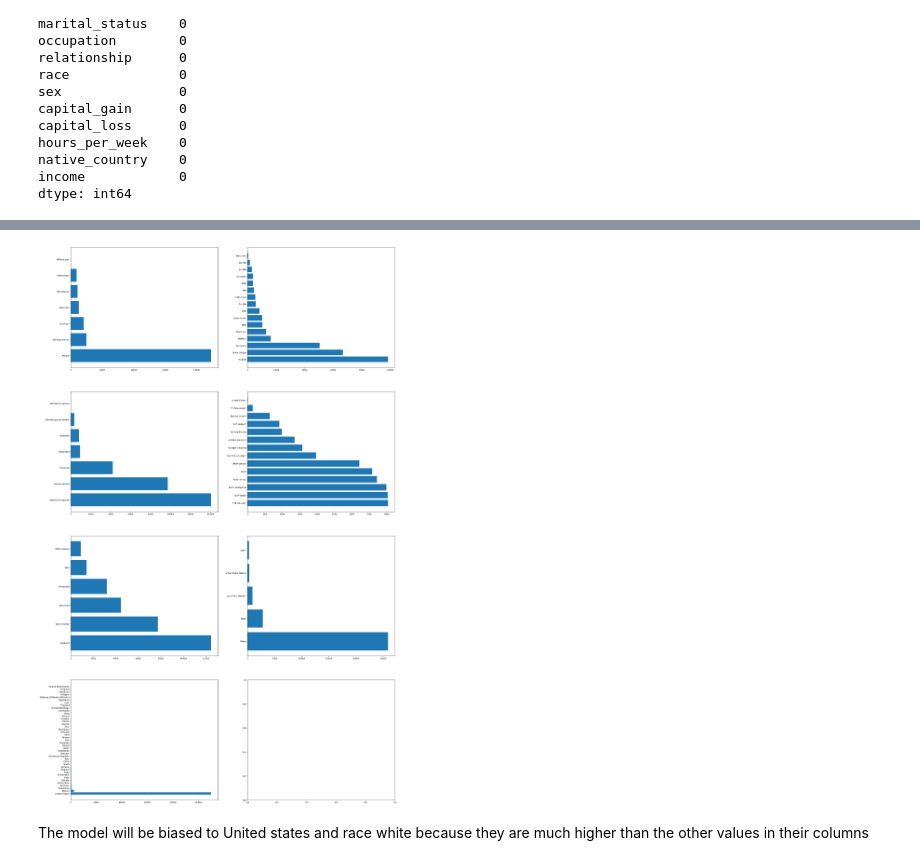
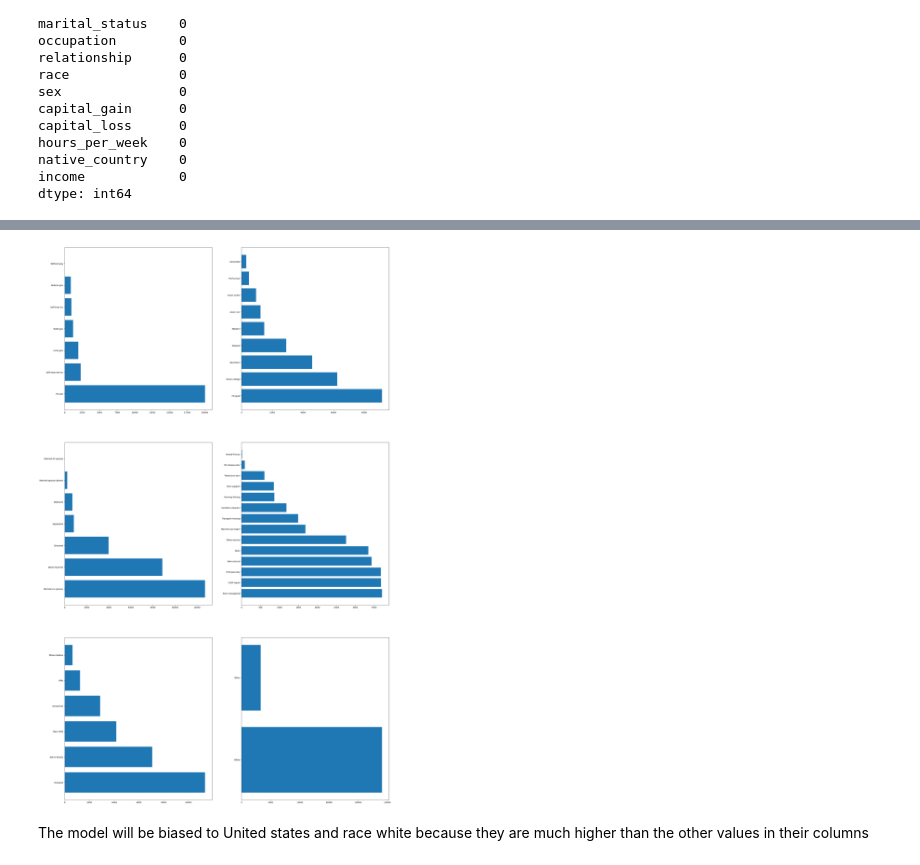
Before and after one commit to KarimAly12/AdultDataset, a Jupyter notebook: YearlySalaryPrediction.ipynb, the cells around one changed output, grey strips where cells are left out. Cells and saved outputs as stored; diff of their text form; code cells hidden in the pictures.

Commit message:
Implement new models. Remove outliers from age

```diff
--- a/YearlySalaryPrediction.ipynb
+++ b/YearlySalaryPrediction.ipynb
@@ -174,3 +138,9 @@ hours_per_week    0
 native_country    0
 income            0
 dtype: int64
+# %%
+df['race'].replace('Black', 'Other', inplace=True)
+df['race'].replace('Asian-Pac-Islander', 'Other', inplace=True)
+df['race'].replace('Amer-Indian-Eskimo', 'Other', inplace=True)
+df['race'].replace('Amer-Indian-Eskimo', 'Other', inplace=True)
+df['race'].replace('Other', 'Other', inplace=True)
@@ -176,0 +153,9 @@ dtype: int64
+# %%
+df['education'].replace('11th', 'dropout', inplace= True)
+df['education'].replace('12th', 'dropout', inplace= True)
+df['education'].replace('10th', 'dropout', inplace= True)
+df['education'].replace('7th-8th', 'dropout', inplace= True)
+df['education'].replace('9th', 'dropout', inplace= True)
+df['education'].replace('5th-6th', 'dropout', inplace= True)
+df['education'].replace('1st-4th', 'dropout', inplace= True)
+df['education'].replace('Preschool', 'dropout', inplace= True)
@@ -243,0 +237,6 @@ plt.show()
+# %%
+Q1 = df['age'].quantile(0.25)
+Q3 = df['age'].quantile(0.75)
+IQR = Q3-Q1
+outliers = df[ (df['age'] < Q1 - 1.5*IQR ) | (df['age'] > Q3 + 1.5*IQR)]
+df.drop(outliers.index, inplace=True)
@@ -243,0 +248,9 @@ plt.show()
+# %%
+fig, axes = plt.subplots(3, 2, figsize=(10, 15))
+columns = ['age', 'fnlwgt', 'education_num', 'capital_gain', 'capital_loss', 'hours_per_week']
+for i, column in enumerate(columns):
+    row = i // 2
+    col = i % 2
+    boxplot_plot(df,column, axes[row, col])
+plt.tight_layout()
+plt.show()
@@ -244,19 +259,19 @@ plt.show()
 # %%
 def plot_barh(column, ax):
     value_counts = df[column].value_counts()
     ax.barh(value_counts.index, value_counts.values, )
 
-fig, axs = plt.subplots(4,2, figsize = (28, 48))
+fig, axs = plt.subplots(3,2, figsize = (28, 48))
 
-columns = ['workclass', 'education', 'marital_status', 'occupation', 'relationship', 'race', 'native_country']
+columns = ['workclass', 'education', 'marital_status', 'occupation', 'relationship', 'race']
 for i, column in enumerate(columns):
     row = i // 2
     col = i % 2
     plot_barh(column, axs[row, col])
 
 plt.show()
 # %% [output]
-[figure, old version]
+[figure, new version]
 # %% [markdown]
 The model will be biased to United states and race white because they are much higher than the other values in their columns
 # %%
```
Also changed, not shown: parts of 35 cells of this notebook.
